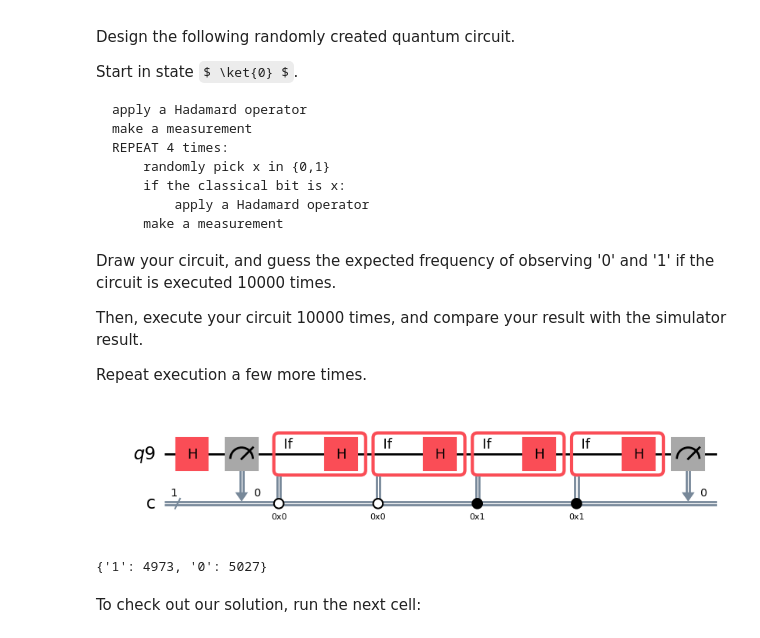
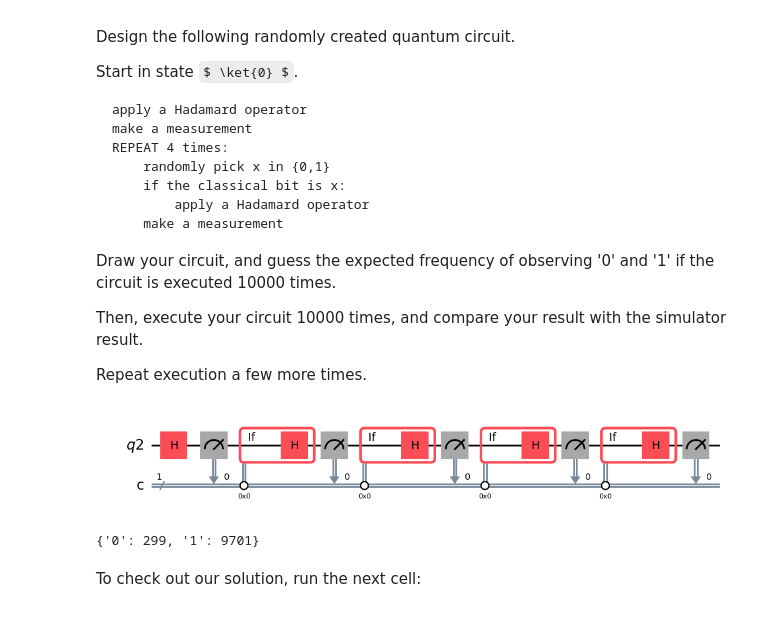
Before and after one commit to krlakhan2701/ADEQUATE---Qureca_-Course, a Jupyter notebook: Superposition_and_Measurement_Exercise.ipynb, the cells around one changed output. Cells and saved outputs as stored; diff of their text form; code cells hidden in the pictures; some formulas as TeX source.

```diff
--- a/Superposition_and_Measurement_Exercise.ipynb
+++ b/Superposition_and_Measurement_Exercise.ipynb
@@ -260,33 +228,47 @@ Draw your circuit, and guess the expected frequency of observing '0' and '1' if
 Then, execute your circuit 10000 times, and compare your result with the simulator result.
 
 Repeat execution a few more times.
-# %%
-from qiskit import QuantumRegister, ClassicalRegister, QuantumCircuit
-from qiskit_aer import Aer
-from random import randrange
-
-q = QuantumRegister(1)
-c = ClassicalRegister(1,"c")
-qc = QuantumCircuit(q,c)
-qc.h(q[0])
-qc.measure(q,c)
-
-for i in range(4):
-  x = randrange(2)
-  with qc.if_test((c, x)):
-      qc.h(q[0])
-
-qc.measure(q[0],c)
-
-display(qc.draw(output="mpl"))
-
-simulator = Aer.get_backend('qasm_simulator')
-job = simulator.run(qc,shots=10000)
-counts = job.result().get_counts(qc)
-print(counts)
-# %% [output]
-[figure, removed]
-{'1': 4973, '0': 5027}
+# %%
+# import all necessary objects and methods for quantum circuits
+from qiskit import QuantumRegister, ClassicalRegister, QuantumCircuit
+from qiskit_aer import Aer
+# import randrange for random choices
+from random import randrange
+
+# define a quantum register with a single qubit
+q1 = QuantumRegister(1)
+# define a classical register with a single bit
+c1 = ClassicalRegister(1,"c")
+# define a quantum circuit
+q1c1 = QuantumCircuit(q,c)
+
+# apply the first Hadamard
+q1c1.h(q[0])
+
+# the first measurement
+q1c1.measure(q,c)
+
+# apply 3 times Hadamard if the measurement outcome is 0
+# qc.h(q[0]).c_if(c,1) # This is for qiskit versions 1.x and now deprecated in versions 2.x
+for i in range(4):
+  j = randrange(0,1)
+  with q1c1.if_test((c, j)):
+     q1c1.h(q[0])
+  # measurement
+  q1c1.measure(q[0],c)
+
+# draw the circuit
+display(q1c1.draw(output="mpl"))
+# %% [output]
+[figure, added]
+# %%
+# execute the circuit 1000 times in the local simulator
+simulator = Aer.get_backend('qasm_simulator')
+job = simulator.run(q1c1,shots=10000)
+counts = job.result().get_counts(q1c1)
+print(counts)
+# %% [output]
+{'0': 299, '1': 9701}
 # %% [markdown]
 To check out our solution, run the next cell:
 # %%
```
Also changed, not shown: parts of 14 cells of this notebook.
